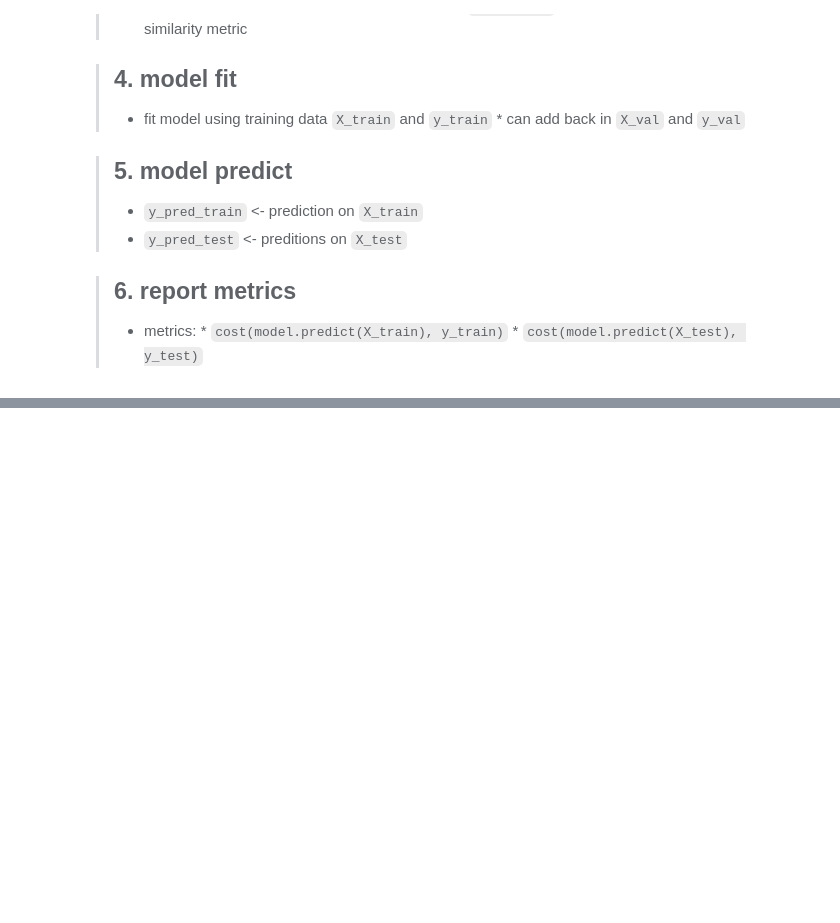
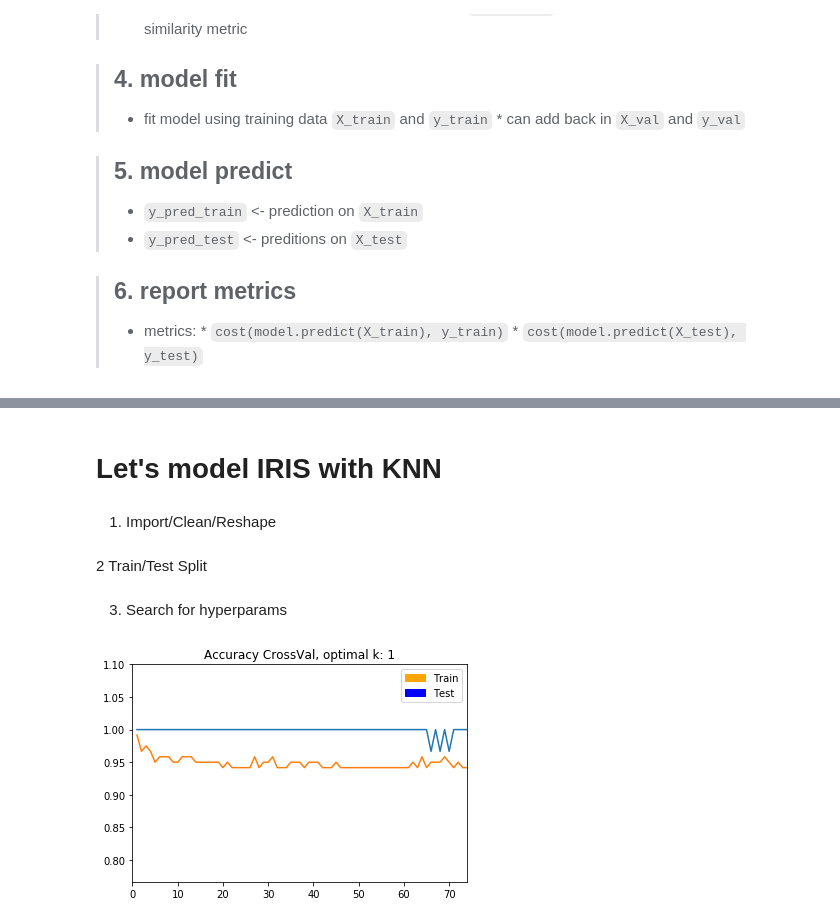
Before and after one commit to MnemoSemiotic/simple_ml_workflow_crossval, a Jupyter notebook: simple_crossval.ipynb, the cells around one changed output, grey strips where cells are left out. Drawn from its saved outputs; the diff is of its cells as text; code cells hidden in the pictures; blank space fills up the shorter version.

```diff
--- a/simple_crossval.ipynb
+++ b/simple_crossval.ipynb
@@ -95,0 +166,4 @@ Index(['sepal_length', 'sepal_width', 'petal_length', 'petal_width', 'class'], d
+# %% [markdown]
+# Let's model IRIS with KNN
+# %% [markdown]
+1. Import/Clean/Reshape
@@ -95,0 +175,2 @@ Index(['sepal_length', 'sepal_width', 'petal_length', 'petal_width', 'class'], d
+# %% [markdown]
+2 Train/Test Split
@@ -95,0 +185,47 @@ Index(['sepal_length', 'sepal_width', 'petal_length', 'petal_width', 'class'], d
+# %% [markdown]
+3. Search for hyperparams
+# %%
+# hold scores for value of k neighbors
+# (kept in parallel lists)
+neighbors = list(range(1, 75))
+cv_train_scores = []
+cv_test_scores = []
+
+for k in neighbors:
+    knn = KNeighborsClassifier(n_neighbors=k, p=1)
+
+    # fitting the model
+    knn.fit(X_train, y_train)
+
+    # get predictions on train
+    y_train_pred = knn.predict(X_train)
+    cv_train_scores.append(accuracy_score(y_train, y_train_pred))
+
+    # get predictions on test
+    y_test_pred = knn.predict(X_test)
+    cv_test_scores.append(accuracy_score(y_test, y_test_pred))
+
+
+# for i in range(len(cv_train_scores)):
+#     print(f'{i} \n   {cv_train_scores[i]} \n\t {cv_test_scores[i]}')
+# %%
+import matplotlib.patches as mpatches
+
+test_min = cv_test_scores.index(max(cv_test_scores))
+opt_k = neighbors[test_min]
+
+axes = plt.gca()
+axes.set_xlim([0, len(neighbors)])
+axes.set_ylim([min(cv_test_scores) - .2, 1.1])
+
+orange_patch = mpatches.Patch(color='orange', label='Train')
+blue_patch = mpatches.Patch(color='blue', label='Test')
+plt.legend(handles=[orange_patch, blue_patch])
+
+title=f"Accuracy CrossVal, optimal k: {opt_k}"
+
+axes.plot(neighbors, cv_test_scores, label='test scores')
+axes.plot(neighbors, cv_train_scores, label='train scores')
+plt.title(title);
+# %% [output]
+[figure, added]
```
Also changed, not shown: parts of 7 cells of this notebook.
